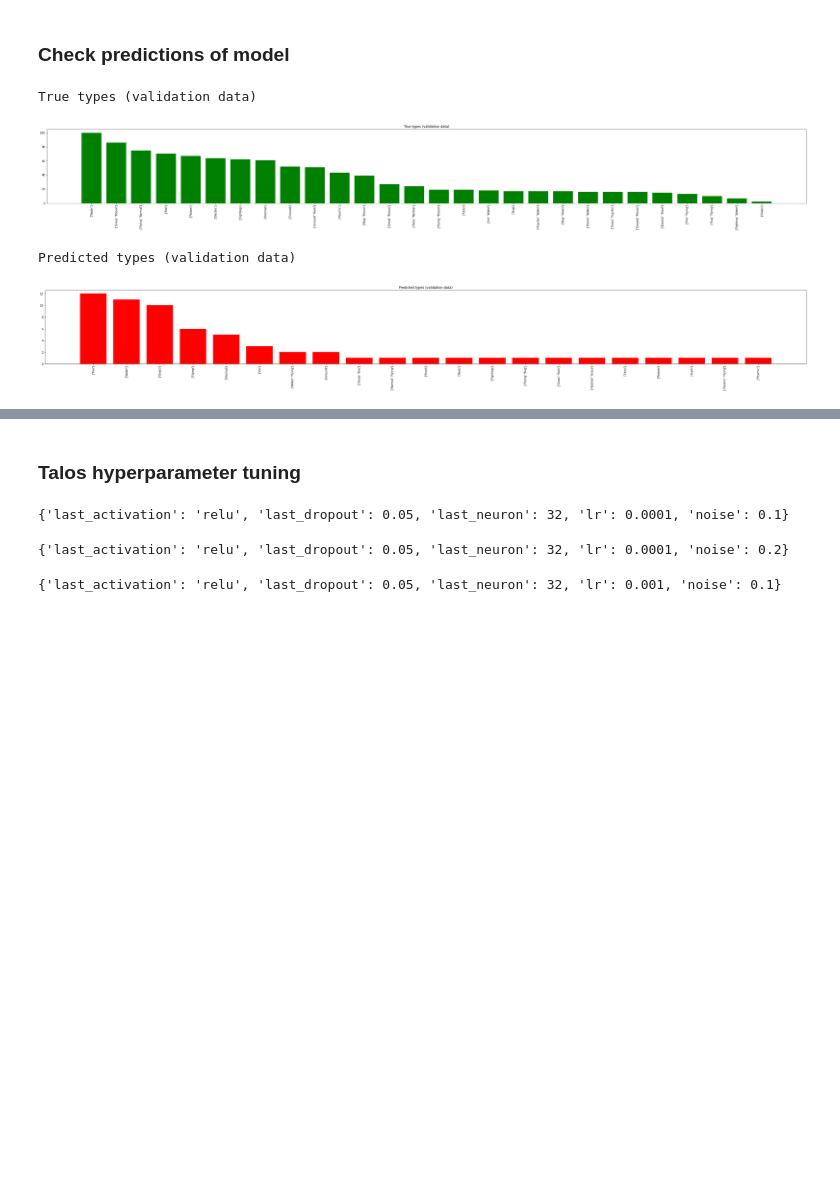
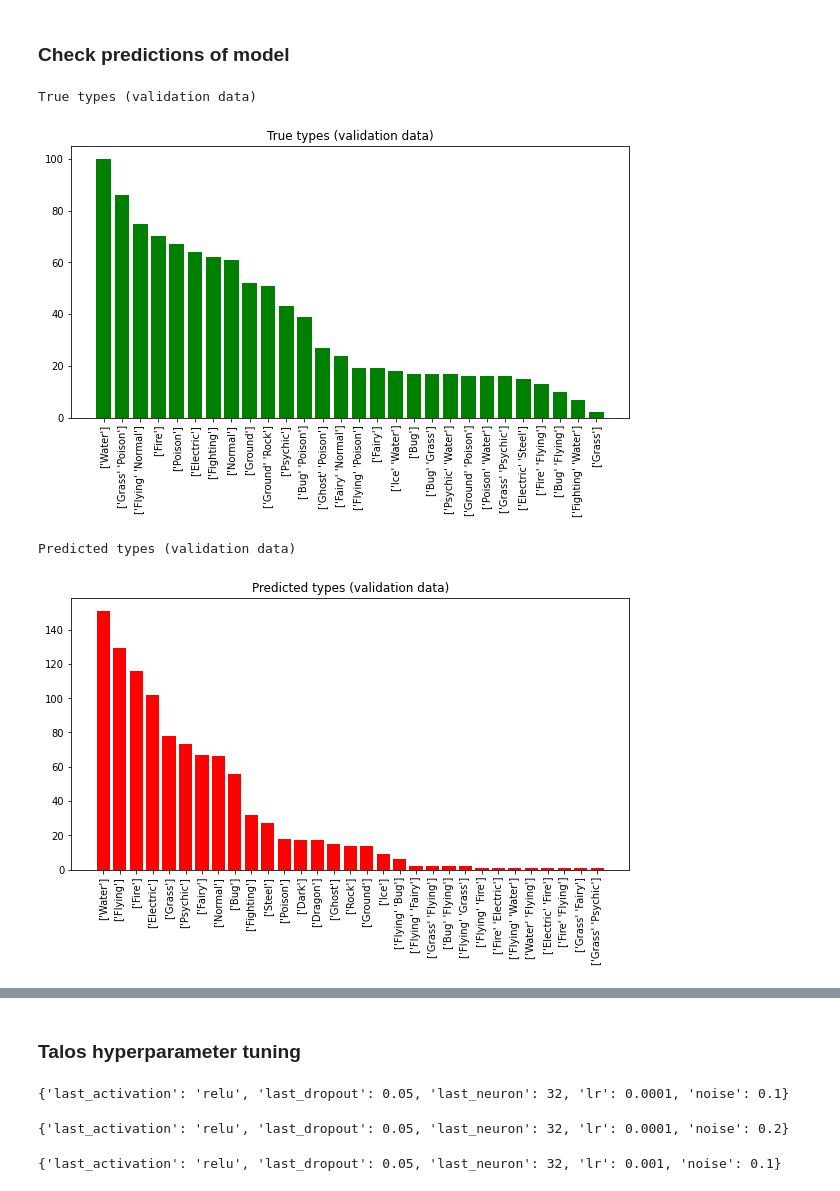
Before and after one commit to maria-yampolskaya/ProjectOAK, a Jupyter notebook: ProjectOAK_multi_label.ipynb, the cells around one changed output, grey strips where cells are left out. Cells and saved outputs as stored; diff of their text form; code cells hidden in the pictures; blank space fills up the shorter version.

Commit message:
[update] Trained on 200 epochs

```diff
--- a/ProjectOAK_multi_label.ipynb
+++ b/ProjectOAK_multi_label.ipynb
@@ -303,8 +281,8 @@ def create_CNN():
     model.add(layers.Dense(num_classes, activation = 'sigmoid'))
 
     # compile the model
-    model.compile(loss= 'binary_crossentropy', #SigmoidFocalCrossEntropy(),
-                  optimizer=tf.keras.optimizers.Nadam(0.01),
+    model.compile(loss= SigmoidFocalCrossEntropy(), #'binary_crossentropy'
+                  optimizer=tf.keras.optimizers.Nadam(),
                   metrics=[tf.keras.metrics.AUC(curve="PR", name="pr_auc"),
                            tf.keras.metrics.TopKCategoricalAccuracy(k=2, name='top2'),
                            tf.keras.metrics.TopKCategoricalAccuracy(k=4, name='top4')])
@@ -338,7 +316,7 @@ _________________________________________________________________
 # %%
 from tqdm.keras import TqdmCallback
 
-epochs = 50
+epochs = 200
 verbose = 0
 
 history = model.fit(training_generator,
@@ -407,33 +380,33 @@ for i in range(0,int(number_of_generator_calls)):
 # %%
 ## show distribution of predicted types & distribution of types in the validation dataset
 
 from collections import Counter, OrderedDict
 
 val_names = [str(Nhot_to_names(label)) for label in val_labels]
 val_counted = OrderedDict(Counter(val_names).most_common())
 
-predicted = model.predict(imgs)
-pred_names = [str(prediction_to_names(label, 0.4)) for label in predicted]
+predicted = model.predict(validation_generator)
+pred_names = [str(prediction_to_names(label, 0.5)) for label in predicted]
 pred_counted = OrderedDict(Counter(pred_names).most_common())
 
 print("True types (validation data)")
-plt.figure(figsize=(50,5))
+plt.figure(figsize=(10,5))
 plt.title("True types (validation data)")
 plt.bar(val_counted.keys(), val_counted.values(), color='g')
 plt.xticks(rotation='vertical')
 plt.show()
 
 print("Predicted types (validation data)")
-plt.figure(figsize=(50,5))
+plt.figure(figsize=(10,5))
 plt.title("Predicted types (validation data)")
 plt.bar(pred_counted.keys(), pred_counted.values(), color='r')
 plt.xticks(rotation='vertical')
 plt.show()
 # %% [output]
 True types (validation data)
-[figure, old version]
+[figure, new version]
 Predicted types (validation data)
-[figure, old version]
+[figure, new version]
 # %%
 ## plot prediction probabilities for some of the pokemon in the test set
 NSAMPLES = 3
```
Also changed, not shown: parts of 9 cells of this notebook.
